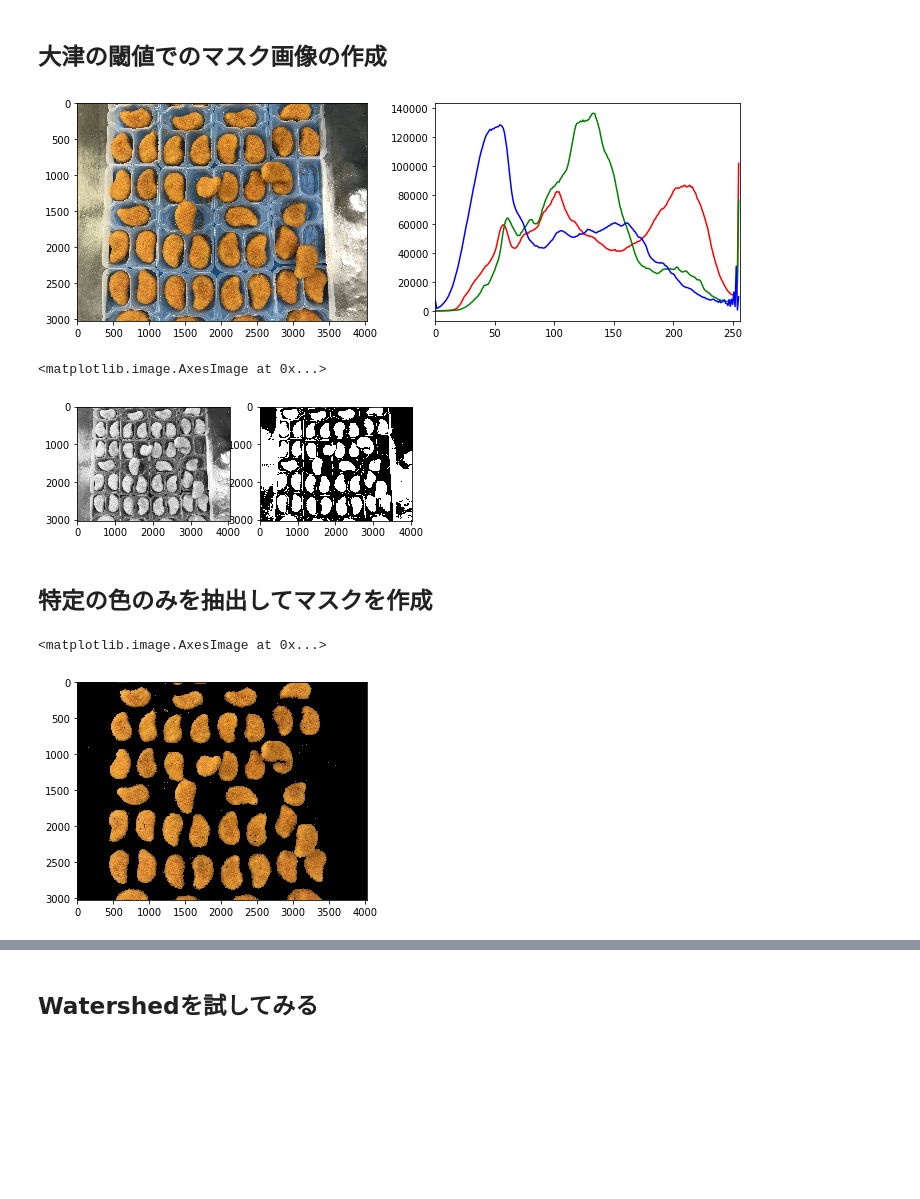
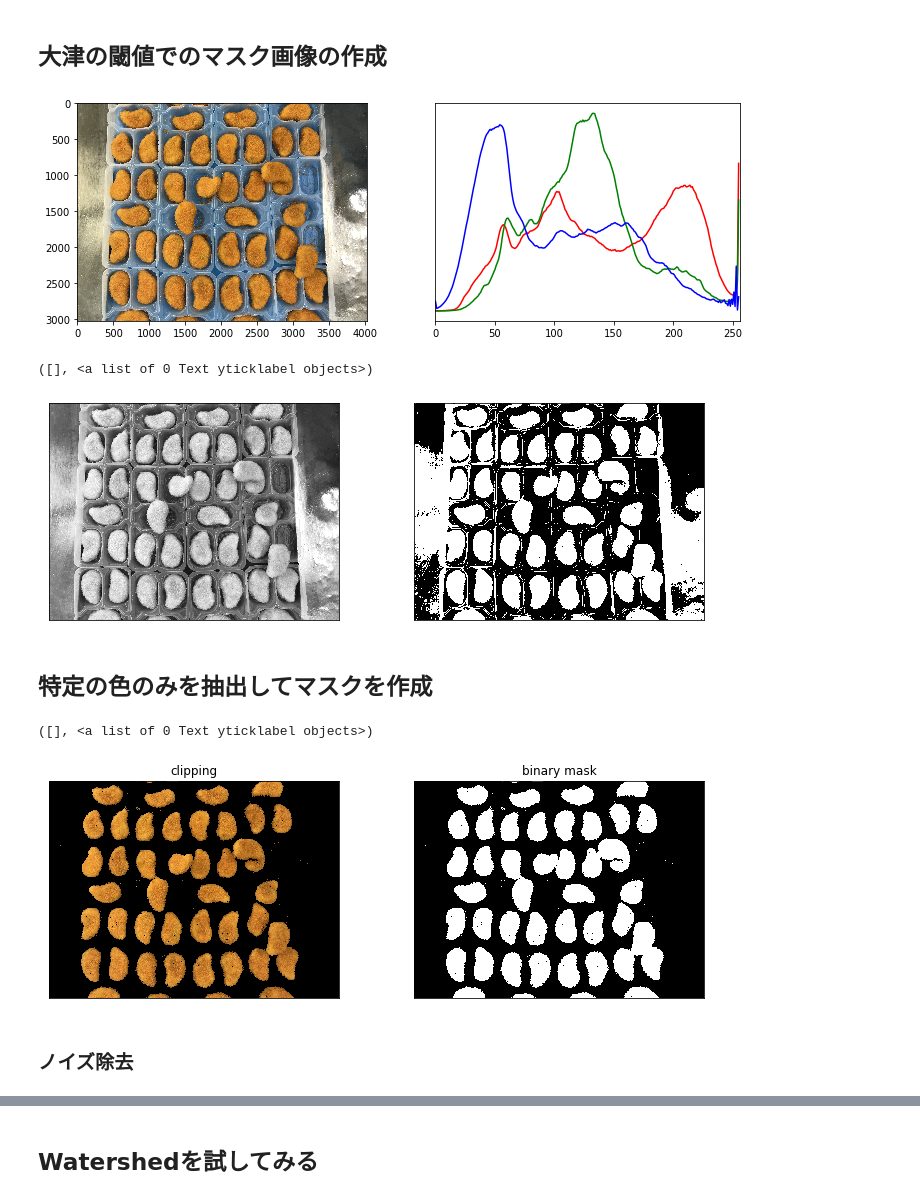
Before and after one commit to kargenk/fried_shrimp_detection, a Jupyter notebook: make_mask.ipynb, the cells around one changed output, grey strips where cells are left out. Cells and saved outputs as stored; diff of their text form; code cells hidden in the pictures; blank space fills up the shorter version.

Commit message:
[fix] make_mask function

```diff
--- a/make_mask.ipynb
+++ b/make_mask.ipynb
@@ -112,34 +92,52 @@ for i, c in enumerate(color):
     hist = cv2.calcHist([img], [i], None, [256], [0, 256])
     plt.plot(hist, color=c)
     plt.xlim([0, 256])
+    plt.yticks([])
 
 plt.show()
 # %% [output]
-[figure, old version]
+[figure, new version]
 # %%
+plt.figure(figsize=(12, 4))
+
 img = load_img(images_path[0])
 img = img[:, :, 0]  # R成分のみ抽出
 
 # 大津の閾値処理
 blur = cv2.GaussianBlur(img, (5, 5), 0)
 ret,thresh = cv2.threshold(blur, 0, 255, cv2.THRESH_BINARY + cv2.THRESH_OTSU)
 
-plt.subplot(121); plt.imshow(img, cmap='gray')
-plt.subplot(122); plt.imshow(thresh, cmap='gray')
+plt.subplot(121); plt.imshow(img, cmap='gray'); plt.xticks([]); plt.yticks([])
+plt.subplot(122); plt.imshow(thresh, cmap='gray'); plt.xticks([]); plt.yticks([])
 # %% [output]
-<matplotlib.image.AxesImage at 0x...>
+([], <a list of 0 Text yticklabel objects>)
-[figure, old version]
+[figure, new version]
 # %% [markdown]
 ## 特定の色のみを抽出してマスクを作成
 # %%
+plt.figure(figsize=(12, 4))
+
 img = load_img(images_path[0])
 
 # RGBでの色抽出
 shrimp_lower = np.array([120, 41, 1])    # 下限141 63
 shrimp_upper = np.array([255, 188, 87])  # 上限
-shrimp_mask = cv2.inRange(img, shrimp_lower, shrimp_upper)  # マスク
-shrimp = cv2.bitwise_and(img, img, mask=shrimp_mask)
+shrimp_mask = cv2.inRange(img, shrimp_lower, shrimp_upper)  # マスク画像
+shrimp = cv2.bitwise_and(img, img, mask=shrimp_mask)        # クリッピング画像
+plt.subplot(121); plt.title('clipping')
 plt.imshow(shrimp)
+plt.xticks([])
+plt.yticks([])
+
+# 色抽出した結果から二値化マスク画像に変換
+gray = cv2.cvtColor(shrimp, cv2.COLOR_RGB2GRAY)
+ret, mask_bin = cv2.threshold(gray, 0, 255, cv2.THRESH_BINARY)
+plt.subplot(122); plt.title('binary mask')
+plt.imshow(mask_bin, cmap='gray')
+plt.xticks([])
+plt.yticks([])
 # %% [output]
-<matplotlib.image.AxesImage at 0x...>
+([], <a list of 0 Text yticklabel objects>)
-[figure, old version]
+[figure, new version]
+# %% [markdown]
+### ノイズ除去
```
Also changed, not shown: parts of 11 cells of this notebook.
